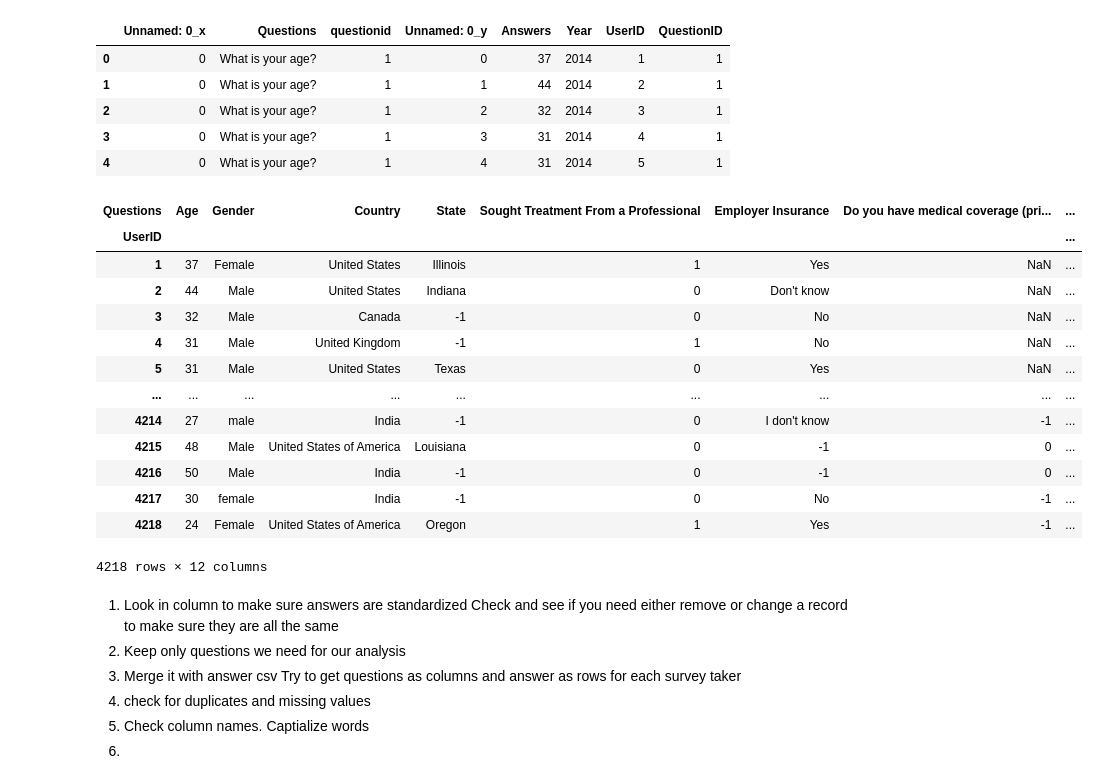
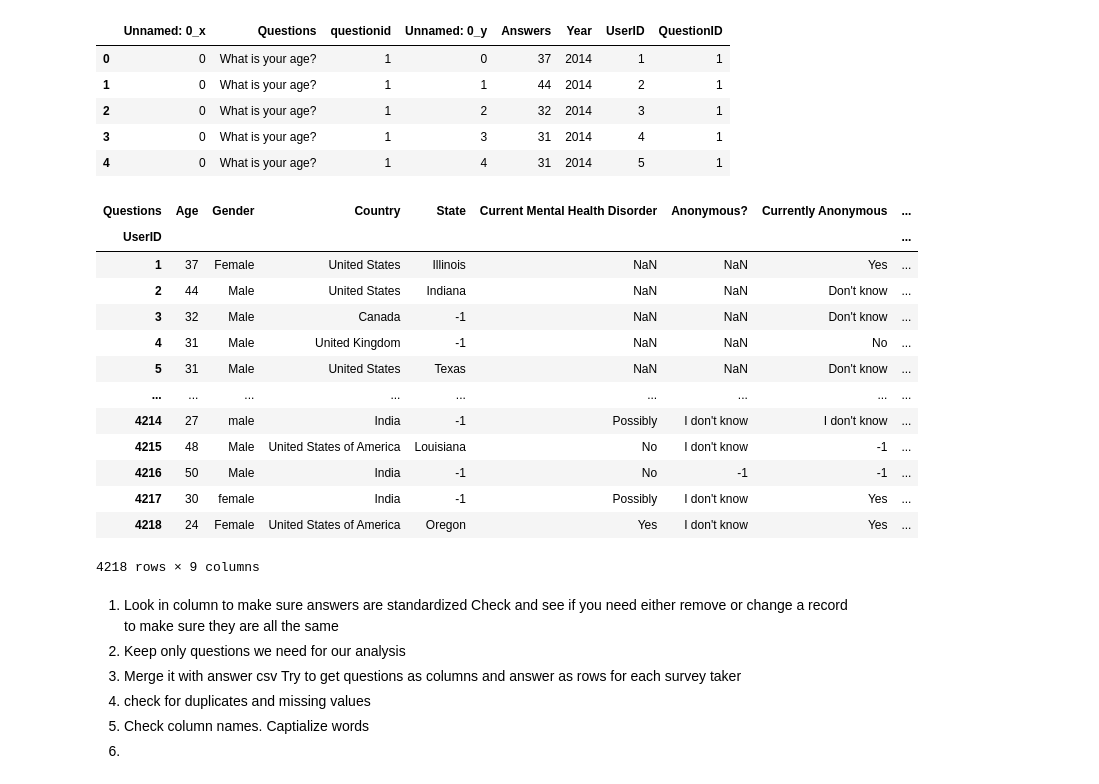
Before and after one commit to Patrick-Bacza/Group-7---Project, a Jupyter notebook: sm_data_cleaning.ipynb, the cells around one changed output. Drawn from its saved outputs; the diff is of its cells as text; code cells hidden in the pictures.

```diff
--- a/sm_data_cleaning.ipynb
+++ b/sm_data_cleaning.ipynb
@@ -13,8 +17,7 @@ survey_data = pd.merge(sm_questions, sm_answers, left_on = "questionid", right_o
 survey_data.head()
 
 # List of question IDs need to facilitate analysis
-question_id = [1, 2, 3, 4, 7, 10, 20, 33, 27, 11, 56, 31]
-#question_id = [1, 32, 33, 34]
+question_id = [1, 2, 3, 4, 33, 11, 56, 31]
 
 new_df = survey_data[survey_data["QuestionID"].isin(question_id)]
 
@@ -30,47 +33,43 @@ new_df.head()
 | 4 | 0 | What is your age? | 1 | 4 | 31 | 2014 | 5 | 1 |
 # %%
 # Move the questions to columns
+
 column_df = new_df.pivot(index = "UserID", columns = "Questions", values = "Answers")
 
-#column_df = column_df[["What is your age?", "Have you had a mental health disorder in the past?",
-#                       "Do you currently have a mental health disorder?",
-#                       "Have you ever been diagnosed with a mental health disorder?"]]
+# Questions
 
 column_df = column_df[["What is your age?", "What is your gender?", "What country do you live in?", "If you live in the United States, which state or territory do you live in?",
-                       "Have you ever sought treatment for a mental health disorder from a mental health professional?", "Does your employer provide mental health benefits as part of healthcare coverage?",
-                       "Do you have medical coverage (private insurance or state-provided) that includes treatment of mental health disorders?", "Do you currently have a mental health disorder?", "Was your anonymity protected if you chose to take advantage of mental health or substance abuse treatment resources with previous employers?",
-                       "Is your anonymity protected if you choose to take advantage of mental health or substance abuse treatment resources provided by your employer?", "Have you observed or experienced an unsupportive or badly handled response to a mental health issue in your current or previous workplace?", "Have your observations of how another individual who discussed a mental health disorder made you less likely to reveal a mental health issue yourself in your current workplace?"]]
+                       "Do you currently have a mental health disorder?",
+                       "Is your anonymity protected if you choose to take advantage of mental health or substance abuse treatment resources provided by your employer?",
+                       "Have you observed or experienced an unsupportive or badly handled response to a mental health issue in your current or previous workplace?",
+                       "Have your observations of how another individual who discussed a mental health disorder made you less likely to reveal a mental health issue yourself in your current workplace?"]]
 
-#column_df_2 = column_df.rename(columns = {"What is your age?": "Age", "Have you had a mental health disorder in the past?": "Previous Mental Health Disorder",
-#                       "Do you currently have a mental health disorder?": "Current Mental Health Disorder",
-#                       "Have you ever been diagnosed with a mental health disorder?": "Ever had a Mental Health Disorder?"})
+# Renaming Columns
 
 column_df_2 = column_df.rename(columns = {"What is your age?": "Age", "What is your gender?": "Gender", "What country do you live in?": "Country",
                                           "If you live in the United States, which state or territory do you live in?": "State",
-                                        "Have you ever sought treatment for a mental health disorder from a mental health professional?": "Sought Treatment From a Professional",
-                                        "Does your employer provide mental health benefits as part of healthcare coverage?": "Employer Insurance",
-                                        "Have you ever been diagnosed with a mental health disorder?": "Mental Health Disorder Insurance",
-                                        "Do you currently have a mental health disorder?": "Current Mental Health Disorder", "Was your anonymity protected if you chose to take advantage of mental health or substance abuse treatment resources with previous employers?": "Anonymous?",
-                                        "Is your anonymity protected if you choose to take advantage of mental health or substance abuse treatment resources provided by your employer?": "Currently Anonymous", "Have you observed or experienced an unsupportive or badly handled response to a mental health issue in your current or previous workplace?": "Previous Experiences", "Have your observations of how another individual who discussed a mental health disorder made you less likely to reveal a mental health issue yourself in your current workplace?": "Liklihood of Reveal"})
+                                        "Do you currently have a mental health disorder?": "Current Mental Health Disorder",
+                                        "Is your anonymity protected if you choose to take advantage of mental health or substance abuse treatment resources provided by your employer?": "Currently Anonymous",
+                                        "Have you observed or experienced an unsupportive or badly handled response to a mental health issue in your current or previous workplace?": "Previous Experiences",
+                                        "Have your observations of how another individual who discussed a mental health disorder made you less likely to reveal a mental health issue yourself in your current workplace?": "Liklihood of Reveal"})
 
-#column_df_2 = column_df_2[(column_df_2["Have you had a mental health disorder in the past?"] != "Did Not Answer") & (column_df_2["Do you currently have a mental health disorder?"] != "Did Not Answer") & (column_df_2["Have you ever been diagnosed with a mental health disorder?"])]
 
 column_df_2
 # %% [output]
-| Questions | Age | Gender | Country | State | Sought Treatment From a Professional | Employer Insurance | Do you have medical coverage (pri... | ... |
+| Questions | Age | Gender | Country | State | Current Mental Health Disorder | Anonymous? | Currently Anonymous | ... |
 | UserID |  |  |  |  |  |  |  | ... |
-| 1 | 37 | Female | United States | Illinois | 1 | Yes | NaN | ... |
-| 2 | 44 | Male | United States | Indiana | 0 | Don't know | NaN | ... |
-| 3 | 32 | Male | Canada | -1 | 0 | No | NaN | ... |
-| 4 | 31 | Male | United Kingdom | -1 | 1 | No | NaN | ... |
-| 5 | 31 | Male | United States | Texas | 0 | Yes | NaN | ... |
+| 1 | 37 | Female | United States | Illinois | NaN | NaN | Yes | ... |
+| 2 | 44 | Male | United States | Indiana | NaN | NaN | Don't know | ... |
+| 3 | 32 | Male | Canada | -1 | NaN | NaN | Don't know | ... |
+| 4 | 31 | Male | United Kingdom | -1 | NaN | NaN | No | ... |
+| 5 | 31 | Male | United States | Texas | NaN | NaN | Don't know | ... |
 | ... | ... | ... | ... | ... | ... | ... | ... | ... |
-| 4214 | 27 | male | India | -1 | 0 | I don't know | -1 | ... |
-| 4215 | 48 | Male | United States of America | Louisiana | 0 | -1 | 0 | ... |
-| 4216 | 50 | Male | India | -1 | 0 | -1 | 0 | ... |
-| 4217 | 30 | female | India | -1 | 0 | No | -1 | ... |
-| 4218 | 24 | Female | United States of America | Oregon | 1 | Yes | -1 | ... |
+| 4214 | 27 | male | India | -1 | Possibly | I don't know | I don't know | ... |
+| 4215 | 48 | Male | United States of America | Louisiana | No | I don't know | -1 | ... |
+| 4216 | 50 | Male | India | -1 | No | -1 | -1 | ... |
+| 4217 | 30 | female | India | -1 | Possibly | I don't know | Yes | ... |
+| 4218 | 24 | Female | United States of America | Oregon | Yes | I don't know | Yes | ... |
-4218 rows × 12 columns
+4218 rows × 9 columns
 # %% [markdown]
 1) Look in column to make sure answers are standardized
     Check and see if you need either remove or change a record to make sure they are all the same
```
Also changed, not shown: parts of 16 cells of this notebook.
